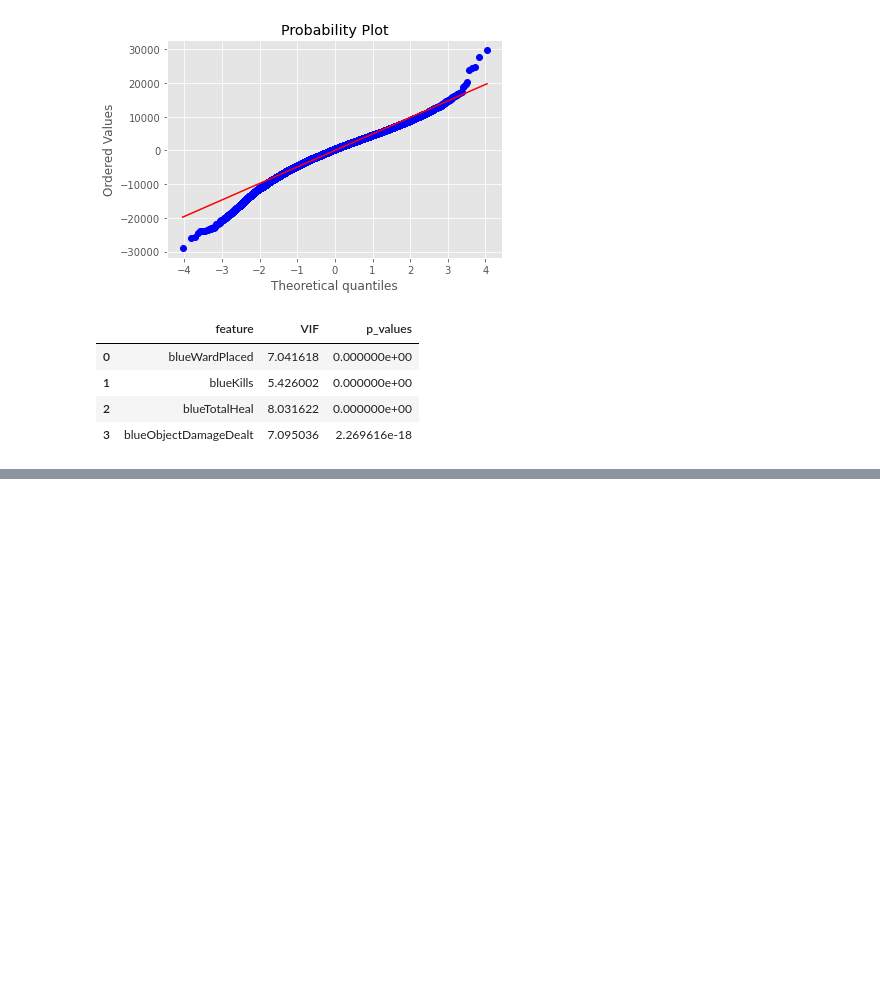
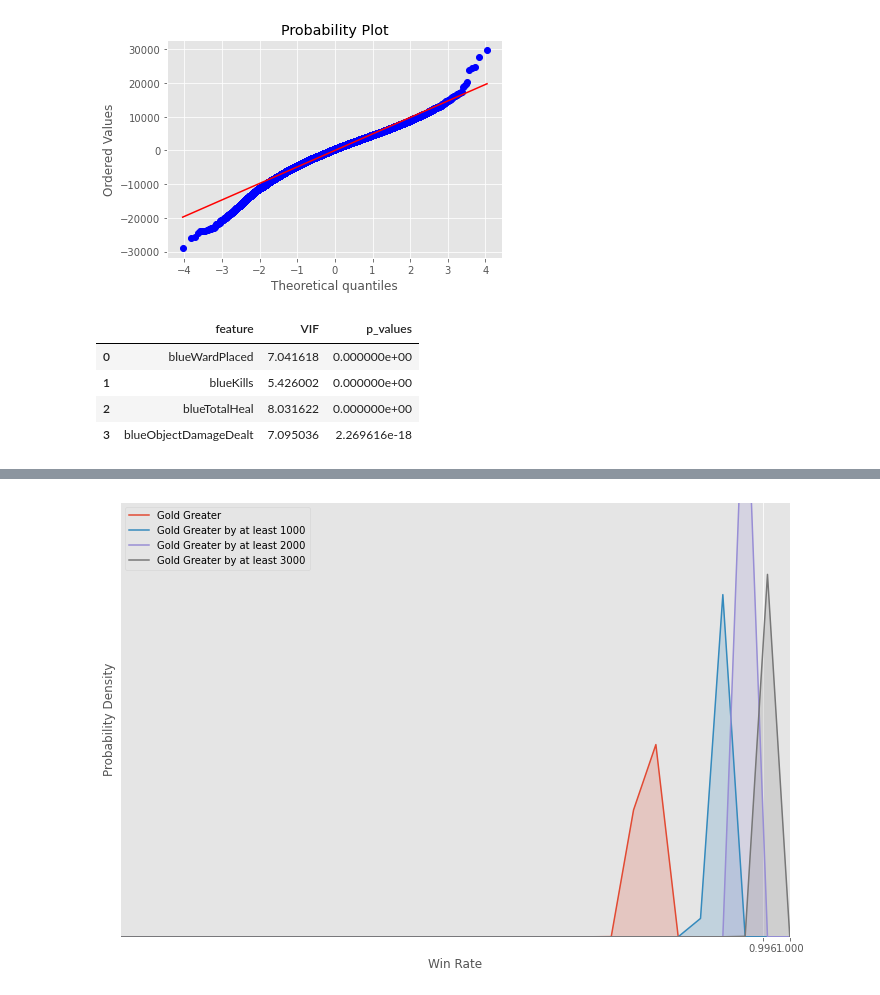
Before and after one commit to Rasputin1127/2020-Season-Game-Analytics-LoL, a Jupyter notebook: explore_data_2.ipynb, the cells around one changed output, grey strips where cells are left out. Drawn from its saved outputs; the diff is of its cells as text; code cells hidden in the pictures; blank space fills up the shorter version.

Commit message:
Updating notebook, adding images

```diff
--- a/explore_data_2.ipynb
+++ b/explore_data_2.ipynb
@@ -468,0 +606,2 @@ vif_data.head()
+# %%
+a = wins_and_gold[wins_and_gold['blueTotalGold'] > wins_and_gold['redTotalGold']]
@@ -468,0 +624,5 @@ vif_data.head()
+# %%
+b = wins_and_gold[wins_and_gold['blueTotalGold'] > wins_and_gold['redTotalGold'] + 1000]
+# %%
+c = wins_and_gold[wins_and_gold['blueTotalGold'] > wins_and_gold['redTotalGold'] + 2000]
+d = wins_and_gold[wins_and_gold['blueTotalGold'] > wins_and_gold['redTotalGold'] + 3000]
@@ -468,0 +645,15 @@ vif_data.head()
+# %%
+a_samples = a['blueWins']
+b_samples = b['blueWins']
+c_samples = c['blueWins']
+d_samples = d['blueWins']
+# %%
+fig, ax = plt.subplots(1, 1, figsize=(12, 8))
+
+plot_beta_dist(a_samples, ax, label="Gold Greater")
+plot_beta_dist(b_samples, ax, label="Gold Greater by at least 1000")
+plot_beta_dist(c_samples, ax, label="Gold Greater by at least 2000")
+plot_beta_dist(d_samples, ax, label="Gold Greater by at least 3000")
+ax.legend();
+# %% [output]
+[figure, added]
```
Also changed, not shown: parts of 25 cells of this notebook, 6 other files.
